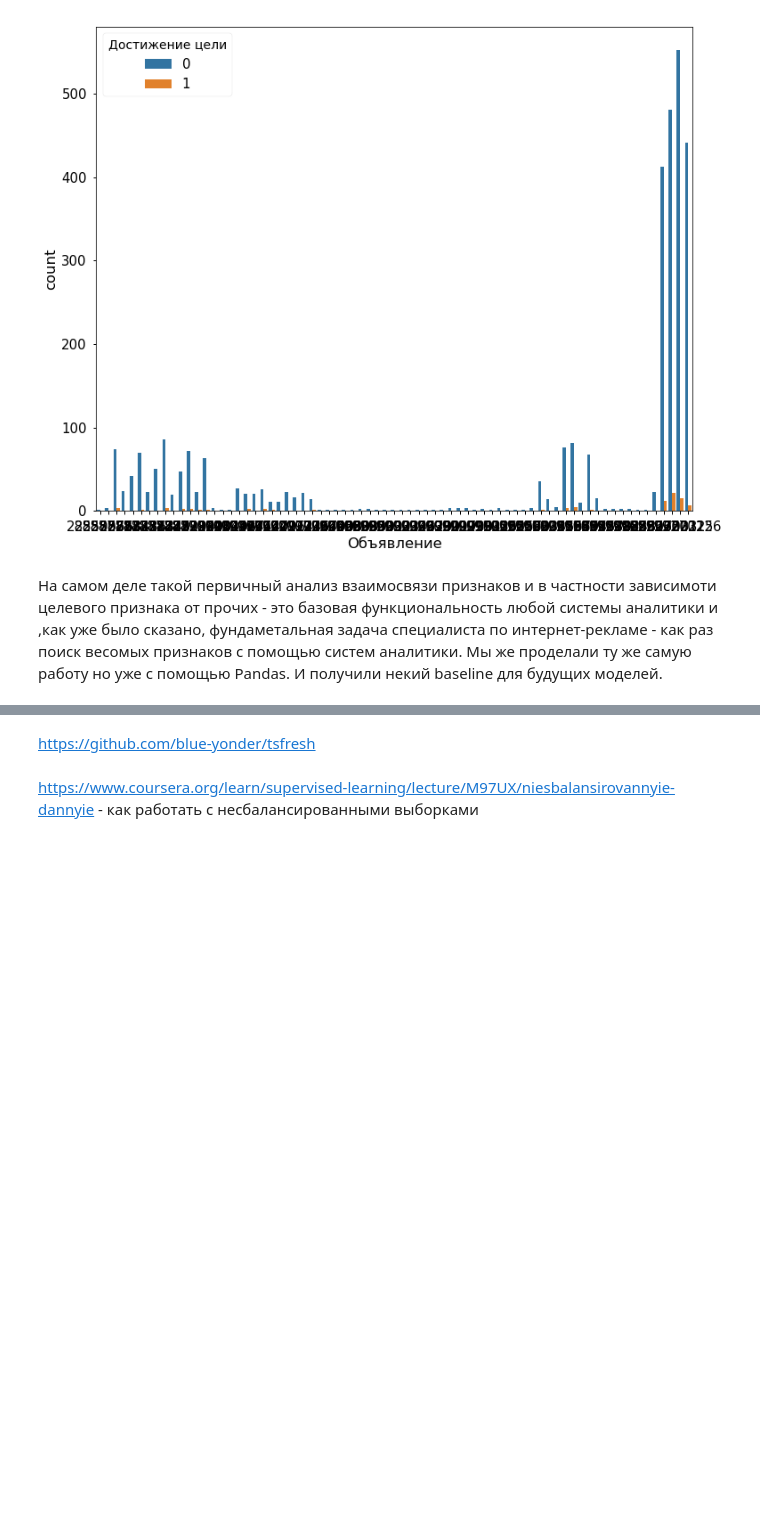
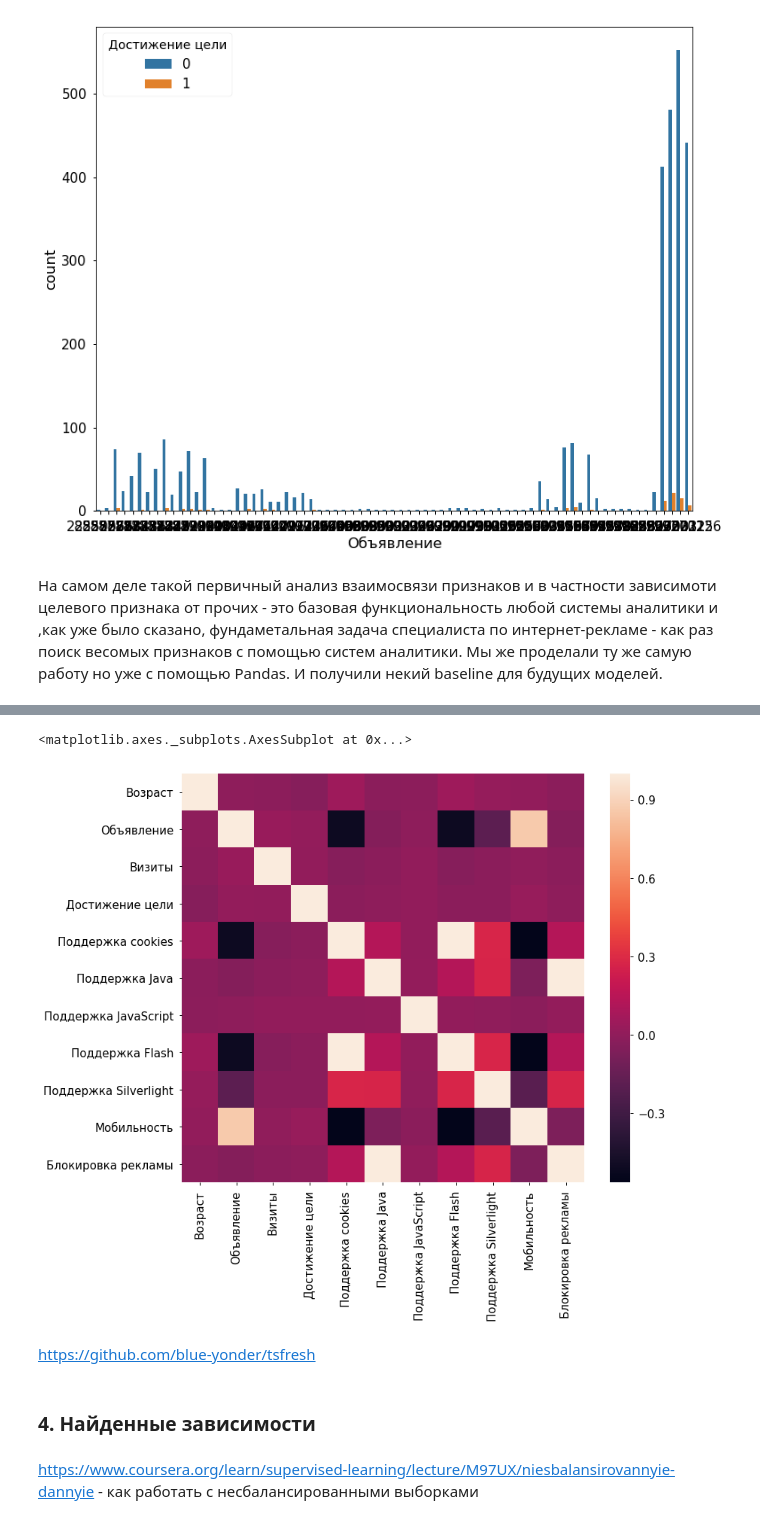
Before and after one commit to maxsaprykin/ind_project, a Jupyter notebook: Определение факторов, влияющих на выполнение целевого действия посетителем интернет-страницы.ipynb, the cells around one changed output, grey strips where cells are left out. Cells and saved outputs as stored; diff of their text form; code cells hidden in the pictures; blank space fills up the shorter version.

```diff
--- a/Определение факторов, влияющих на выполнение целевого действия посетителем интернет-страницы.ipynb
+++ b/Определение факторов, влияющих на выполнение целевого действия посетителем интернет-страницы.ipynb
@@ -285,5 +311,12 @@ sns.countplot(x='Объявление', hue='Достижение цели', dat
+# %%
+sns.heatmap(df.corr())
+# %% [output]
+<matplotlib.axes._subplots.AxesSubplot at 0x...>
+[figure, added]
 # %% [markdown]
 https://github.com/blue-yonder/tsfresh
+# %% [markdown]
+### 4. Найденные зависимости
 # %% [markdown]
 https://www.coursera.org/learn/supervised-learning/lecture/M97UX/niesbalansirovannyie-dannyie - как работать с несбалансированными выборками
 # %% [markdown]
```
Also changed, not shown: parts of 3 cells of this notebook.
